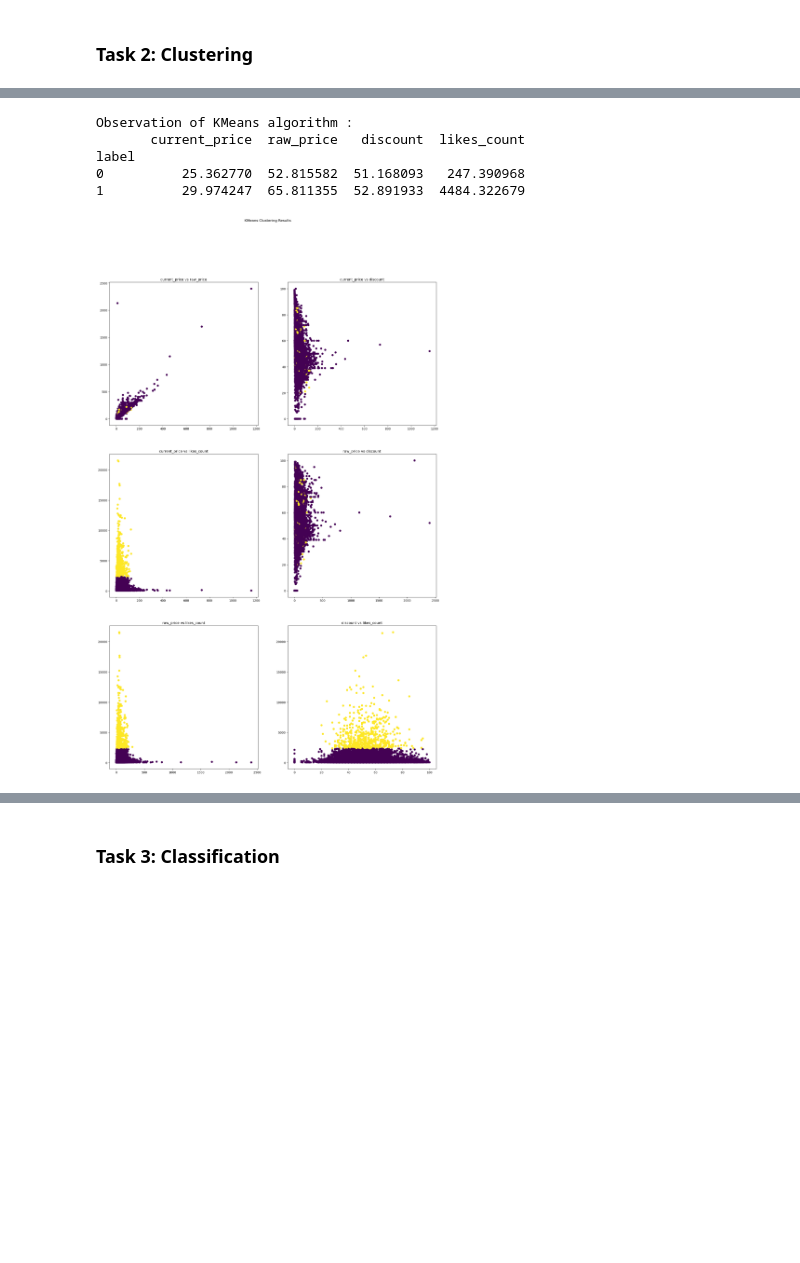
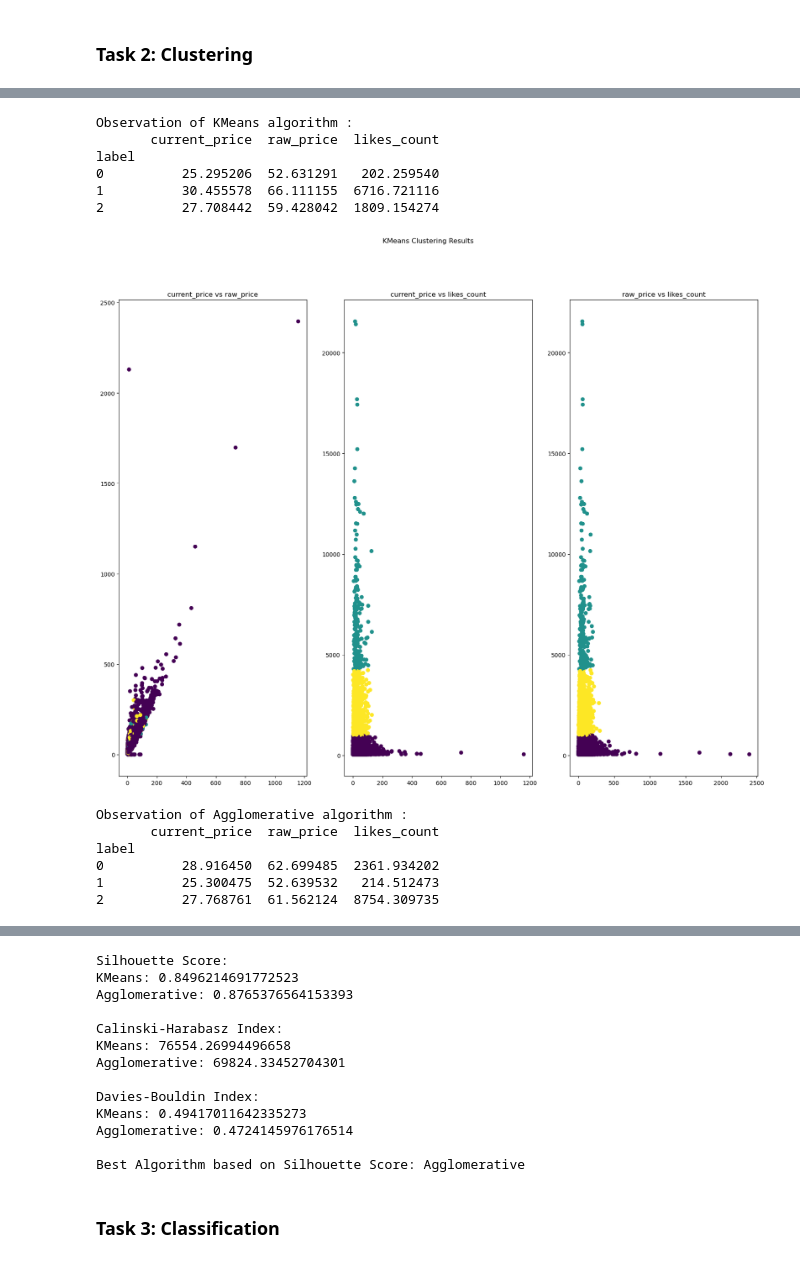
Before and after one commit to kgoel59/BigData, a Jupyter notebook: A1/code/main.ipynb, the cells around one changed output, grey strips where cells are left out. Saved outputs shown, nothing was run; the diff lists cells and outputs as text; code cells hidden in the pictures; blank space fills up the shorter version.

```diff
--- a/A1/code/main.ipynb
+++ b/A1/code/main.ipynb
@@ -327,4 +327,4 @@ Top 10 Products in the Top 7 Categories:
 ### Task 2: Clustering
 # %%
 # Drop non-integer columns
-df_integers = df.drop(['category', 'name', 'is_new'], axis=1)
+df_integers = df.drop(['category', 'name', 'is_new', 'discount'], axis=1)
@@ -342,0 +331,14 @@ plt.show()
+# %%
+from  sklearn.cluster import KMeans
+
+wss = []
+
+for i in range(1, 16):
+    kmeans = KMeans(n_clusters=i, init = 'k-means++', random_state=42)
+    kmeans.fit(df_integers)
+    wss.append(kmeans.inertia_)
+
+plt.plot(range(1, 16), wss)
+plt.title('The Elbow Method')
+plt.xlabel('Number of clusters')
+plt.ylabel('WSS')
@@ -346,8 +351,8 @@ from sklearn.metrics import silhouette_score, calinski_harabasz_score, davies_bo
 
 # Dictionary of clustering algorithms
 algorithms = {
-    "KMeans": KMeans(n_clusters=2),
-    "Agglomerative": AgglomerativeClustering(n_clusters=2, linkage='ward')
+    "KMeans": KMeans(n_clusters=3),
+    "Agglomerative": AgglomerativeClustering(n_clusters=3, linkage='ward')
 }
 
 # Initialize dictionary to store metrics
@@ -371,41 +376,47 @@ for name, algorithm in algorithms.items():
     df_copy = df_integers.copy()
     df_copy['label'] = labels
 
     # Compute mean values for each cluster
     df_mean = df_copy.groupby(['label']).agg('mean')
 
     print(f"Observation of {name} algorithm : \n{df_mean}")
 
     # Visualization
-    fig, axs = plt.subplots(3, 2, figsize=(20, 30))
+    fig, axs = plt.subplots(1, 3, figsize=(20, 15))  # Change to 1 row and 3 columns
     columns = list(df_mean.columns)
     j2, i2 = 0, 0
     for i in range(len(columns) - 1):
         for j in range(i + 1, len(columns)):
-            if j2 > 1:
-                j2 = 0
-                i2 += 1
-            axs[i2, j2].scatter(df_copy[columns[i]], df_copy[columns[j]], c=labels)
-            axs[i2, j2].set_title('{} vs {}'.format(columns[i], columns[j]))
-            j2 += 1
+            if i2 > 2:  # Adjust condition to limit the number of plots to 3 in a row
+                break
+            axs[i2].scatter(df_copy[columns[i]], df_copy[columns[j]], c=labels)
+            axs[i2].set_title('{} vs {}'.format(columns[i], columns[j]))
+            i2 += 1
     plt.suptitle(f"{name} Clustering Results")
     plt.show()
 
 
 
 # Print the metrics for each algorithm
 for metric_name, metric_values in metrics.items():
     print(f"\n{metric_name}:")
     for algo_name, value in metric_values.items():
         print(f"{algo_name}: {value}")
 
 # Determine the best algorithm based on the Silhouette Score
 best_algorithm = max(metrics["Silhouette Score"], key=metrics["Silhouette Score"].get)
 print(f"\nBest Algorithm based on Silhouette Score: {best_algorithm}")
 # %% [output]
 Observation of KMeans algorithm :
-       current_price  raw_price   discount  likes_count
+       current_price  raw_price  likes_count
 label
-0          25.362770  52.815582  51.168093   247.390968
-1          29.974247  65.811355  52.891933  4484.322679
+0          25.295206  52.631291   202.259540
+1          30.455578  66.111155  6716.721116
+2          27.708442  59.428042  1809.154274
-[figure, old version]
+[figure, new version]
+Observation of Agglomerative algorithm :
+       current_price  raw_price  likes_count
+label
+0          28.916450  62.699485  2361.934202
+1          25.300475  52.639532   214.512473
+2          27.768761  61.562124  8754.309735
@@ -412,3 +424,16 @@ label
+Silhouette Score:
+KMeans: 0.8496214691772523
+Agglomerative: 0.8765376564153393
+
+Calinski-Harabasz Index:
+KMeans: 76554.26994496658
+Agglomerative: 69824.33452704301
+
+Davies-Bouldin Index:
+KMeans: 0.49417011642335273
+Agglomerative: 0.4724145976176514
+
+Best Algorithm based on Silhouette Score: Agglomerative
 # %% [markdown]
 ### Task 3: Classification
 # %% [markdown]
```
Also changed, not shown: parts of 9 cells of this notebook.
